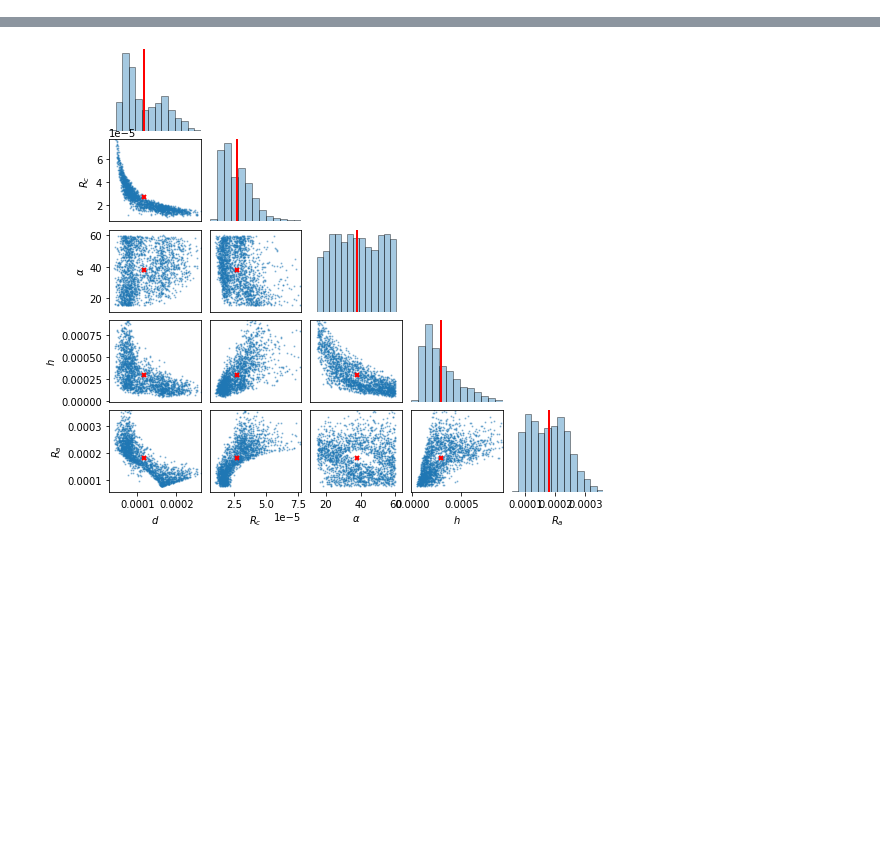
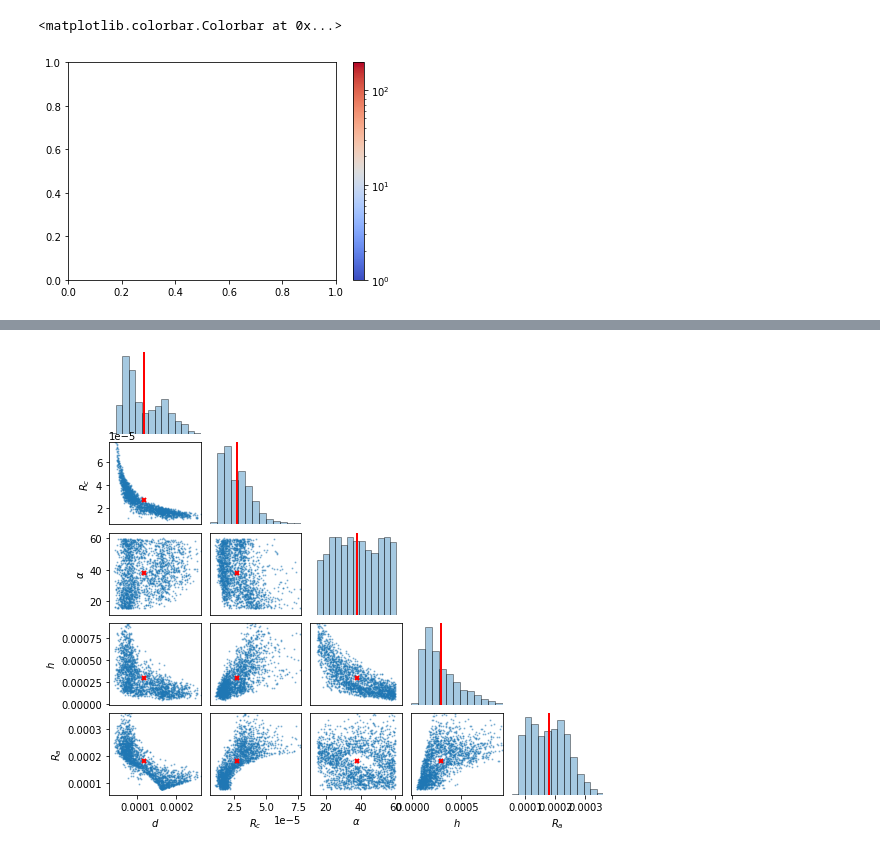
Before and after one commit to eckelsjd/espet_pde, a Jupyter notebook: src/postproc/view_samples.ipynb, the cells around one changed output, grey strips where cells are left out. Drawn from its saved outputs; the diff is of its cells as text; code cells hidden in the pictures; blank space fills up the shorter version.

```diff
--- a/src/postproc/view_samples.ipynb
+++ b/src/postproc/view_samples.ipynb
@@ -19,3 +37,8 @@ import matplotlib.colors as mcolors
+# %%
+plt.colorbar(sc)
+# %% [output]
+<matplotlib.colorbar.Colorbar at 0x...>
+[figure, added]
 # %%
 samples_file = Path('../../data/geometry/samples/samples.txt')
 # bad_samples_file = Path('../../data/geometry/samples/bad_edges_samples.txt')
```
Also changed, not shown: parts of 5 cells of this notebook, 18 other files.
